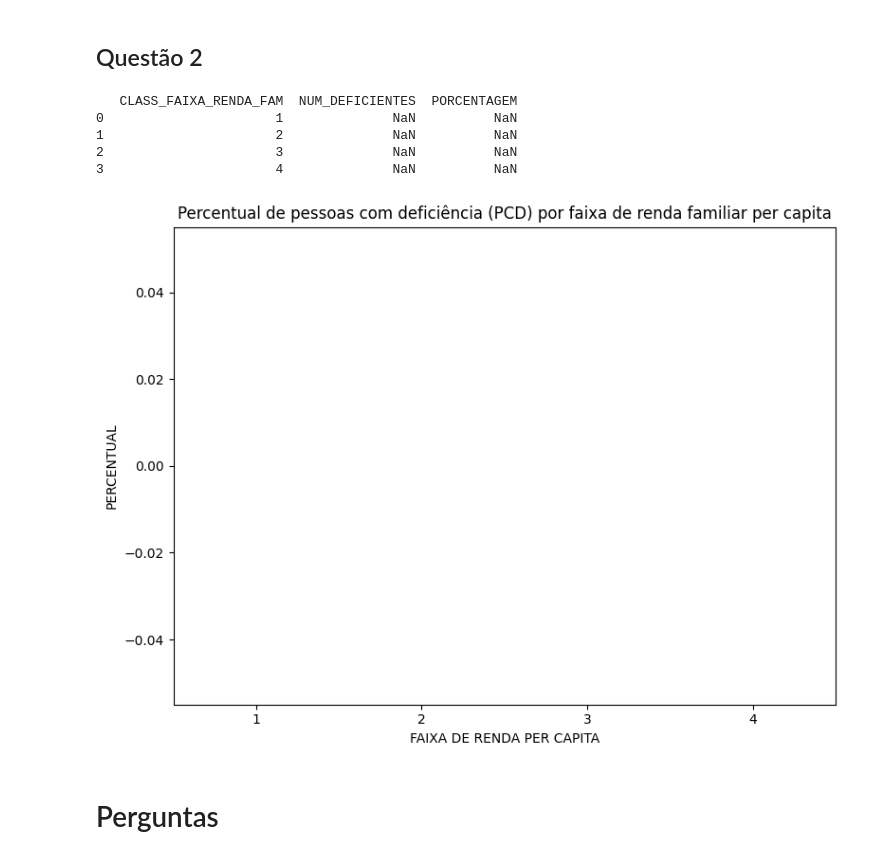
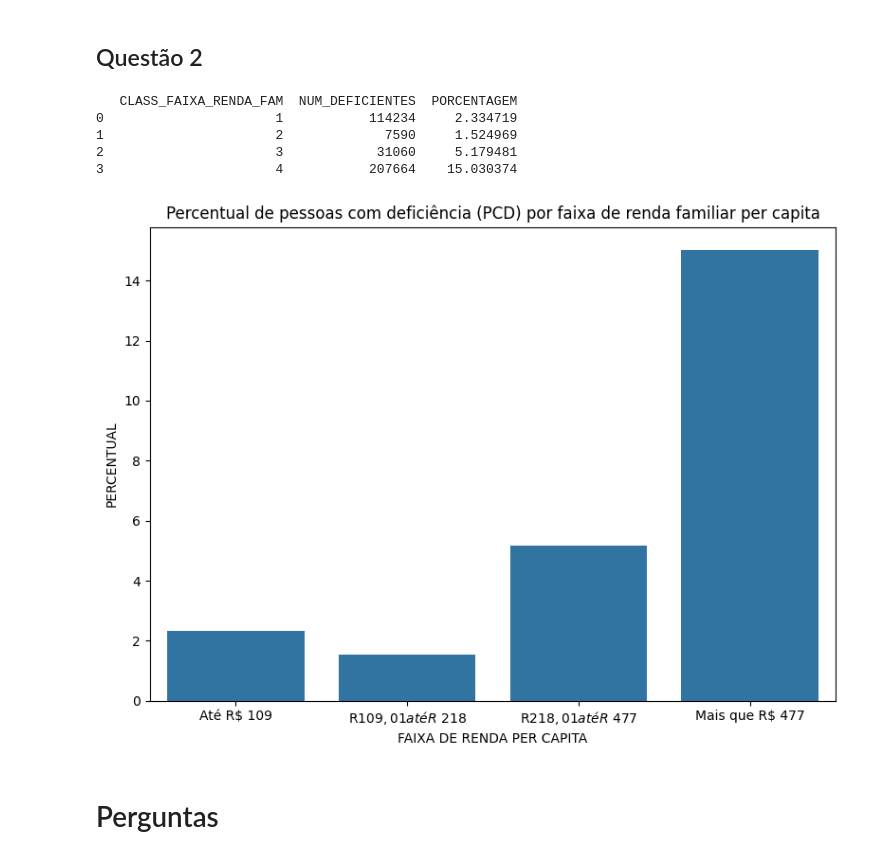
Before and after one commit to Tiago19M/Analise-de-dados, a Jupyter notebook: analiseCadUnico.ipynb, the cells around one changed output. Cells and saved outputs as stored; diff of their text form; code cells hidden in the pictures.

Commit message:
Correções (idade, faixa_etaria, escolaridade, relatório, ...)

```diff
--- a/analiseCadUnico.ipynb
+++ b/analiseCadUnico.ipynb
@@ -231,7 +85,8 @@ import numpy as np
 ## Questão 1
 # %%
 df_pandas["DT_NASC_PESSOA"] = pd.to_datetime(df_pandas["DT_NASC_PESSOA"], errors="coerce")
-dataAtual = pd.Timestamp("2018-06-01") #Considerou-se que os dados eram de 2018 e o mês foi escolhido arbitrariamente, na falta da data precisa do levantamento.
+dataAtual = pd.Timestamp("2018-12-12") #Considerou-se que os dados eram de 2018 e o mês e dia foram escolhidos com base na data de nascimento
+#mais recente registrada na amostra, na falta da data precisa do levantamento.
 
 #Cálculo das idades com base na data estimada do levantamento e na data de nascimento de cada pessoa
 df_pandas["IDADE"] = (dataAtual.year - df_pandas["DT_NASC_PESSOA"].dt.year -
@@ -298,8 +154,8 @@ mp.show() #"desenha" o gráfico
 
 #define condições. Caso se satisfaça a condição na posição i, então é atribuído o valor da posição i de 'valores' para esse indivíduo
 condicoes = [
-    ((df_pandas["VL_RENDA_BRUTA_12_MESES_MEMB"] != 0) & (df_pandas["VL_REMUNER_EMPREGO_MEMB"] == 0)),
-    (df_pandas["VL_REMUNER_EMPREGO_MEMB"] != 0),
+    (df_pandas["VL_RENDA_BRUTA_12_MESES_MEMB"] > 0) & (df_pandas["VL_REMUNER_EMPREGO_MEMB"] == 0),
+    (df_pandas["VL_REMUNER_EMPREGO_MEMB"] > 0),
 ]
 
 valores = [
@@ -307,15 +163,19 @@ valores = [
     2,
 ]
 
-df_pandas["FORMALIDADE_TRABALHO"] = np.select(condicoes, valores, default=0)
+df_pandas["CLASS_TRABALHO"] = np.select(
+    condicoes,
+    valores,
+    default=0,
+)
 
 #filtra os indíviduos com idade entre 18 e 65 anos e que possuem trabalho (formal ou informal)
-adultos_trabalhando = df_pandas[((df_pandas["IDADE"]>= 18) & (df_pandas["IDADE"]<=65) & (df_pandas["FORMALIDADE_TRABALHO"].isin([1, 2])))]
+adultos_trabalhando = df_pandas[((df_pandas["IDADE"]>= 18) & (df_pandas["IDADE"]<=65) & (df_pandas["CLASS_TRABALHO"].isin([1, 2])))]
 
 #Cada uma das seguintes linhas faz uma comparação sobre os valores da coluna especificada, retornando uma Series de bool (true caso a comparação se satisfaça).
 #Assim, ao aplicar o .sum(), o python converte 'true' para 1 e 'false' para 0, permitindo obter a quantidade de elementos que satisfazem a condição.
-qtd_informais = (adultos_trabalhando["FORMALIDADE_TRABALHO"] == 1).sum()
-qtd_formais = (adultos_trabalhando["FORMALIDADE_TRABALHO"] == 2).sum()
+qtd_informais = (adultos_trabalhando["CLASS_TRABALHO"] == 1).sum()
+qtd_formais = (adultos_trabalhando["CLASS_TRABALHO"] == 2).sum()
 
 total_trabalhadores = qtd_informais + qtd_formais
 
@@ -456,16 +343,14 @@ mp.show()
 #Lógica de atribuição de significado aos valores númericos de "IDADE". Esse trecho divide os indivíduos dentre 5 faixas etárias, ou "Não declarado", caso o campo de
 #data de nascimento esteja sem valor
 condicoes = [
-    df_pandas["IDADE"].between(0, 12),
-    df_pandas["IDADE"].between(13, 17),
+    df_pandas["IDADE"].between(0, 17),
     df_pandas["IDADE"].between(18, 29),
     df_pandas["IDADE"].between(30, 59),
     df_pandas["IDADE"]>=60
 ]
 
 valores = [
-    "Criança",
-    "Adolescente",
+    "Criança/Adolescente",
     "Jovem",
     "Adulto",
     "Idoso"
@@ -562,35 +449,42 @@ numTotalPorFaixa = familias.groupby("CLASS_FAIXA_RENDA_FAM")["NUM_MEMBROS_FAMILI
 
 percentual = (numDeficientes / numTotalPorFaixa) * 100
 
-resultado = pd.DataFrame({
+resultado_2_2 = pd.DataFrame({
     "NUM_DEFICIENTES" : numDeficientes,
     "PORCENTAGEM" : percentual,
 }).reset_index() #reset_index() para que class_faixa_renda_fam, que era o índice de numDeficientes e percentual volte a ser uma coluna de resultado
 
-#OBS: aparentemente, a coluna "CO_DEFICIENCIA_MEMB" está sem valores. Devido a isso, não foi possível determinar a
-#porcentagem de pessoas com deficiência por classe social.
-print (resultado)
+print (resultado_2_2)
 # %% [output]
    CLASS_FAIXA_RENDA_FAM  NUM_DEFICIENTES  PORCENTAGEM
-0                      1              NaN          NaN
-1                      2              NaN          NaN
-2                      3              NaN          NaN
-3                      4              NaN          NaN
+0                      1           114234     2.334719
+1                      2             7590     1.524969
+2                      3            31060     5.179481
+3                      4           207664    15.030374
 # %%
 #PLOTAGEM DO GRÁFICO DA QUESTÃO 2 - Sessão 2
 
-#Sem valores, pois a coluna "CO_DEFICIENCIA_MEMB" do dataset está sem dados.
+mapa_faixas = {
+    1 : "Até R$ 109",
+    2 : "R$ 109,01 até R$ 218",
+    3 : "R$ 218,01 até R$ 477",
+    4 : "Mais que R$ 477",
+}
+
+resultado_2_2["FAIXA_RENDA"] = resultado_2_2["CLASS_FAIXA_RENDA_FAM"].map(mapa_faixas)
 
 mp.figure(figsize = (8, 6))
-sb.barplot(x=resultado["CLASS_FAIXA_RENDA_FAM"], y=resultado["PORCENTAGEM"])
+sb.barplot(x=resultado_2_2["FAIXA_RENDA"], y=resultado_2_2["PORCENTAGEM"])
 mp.title("Percentual de pessoas com deficiência (PCD) por faixa de renda familiar per capita")
 mp.xlabel("FAIXA DE RENDA PER CAPITA")
 mp.ylabel("PERCENTUAL")
 
 mp.tight_layout()
+mp.savefig("/content/drive/MyDrive/AmostraDS/graficos_etapas/grafico_2.2.png", dpi=300, bbox_inches="tight")
+
 mp.show()
 # %% [output]
-[figure, old version]
+[figure, new version]
 # %% [markdown]
 # Perguntas
 # %% [markdown]
```
Also changed, not shown: parts of 48 cells of this notebook.
